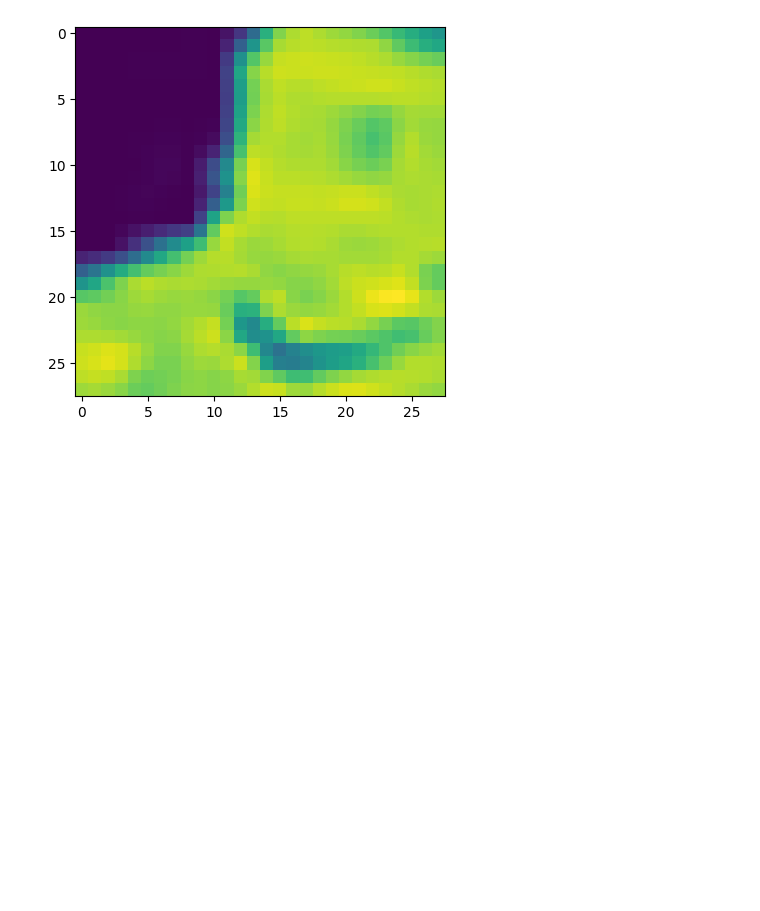
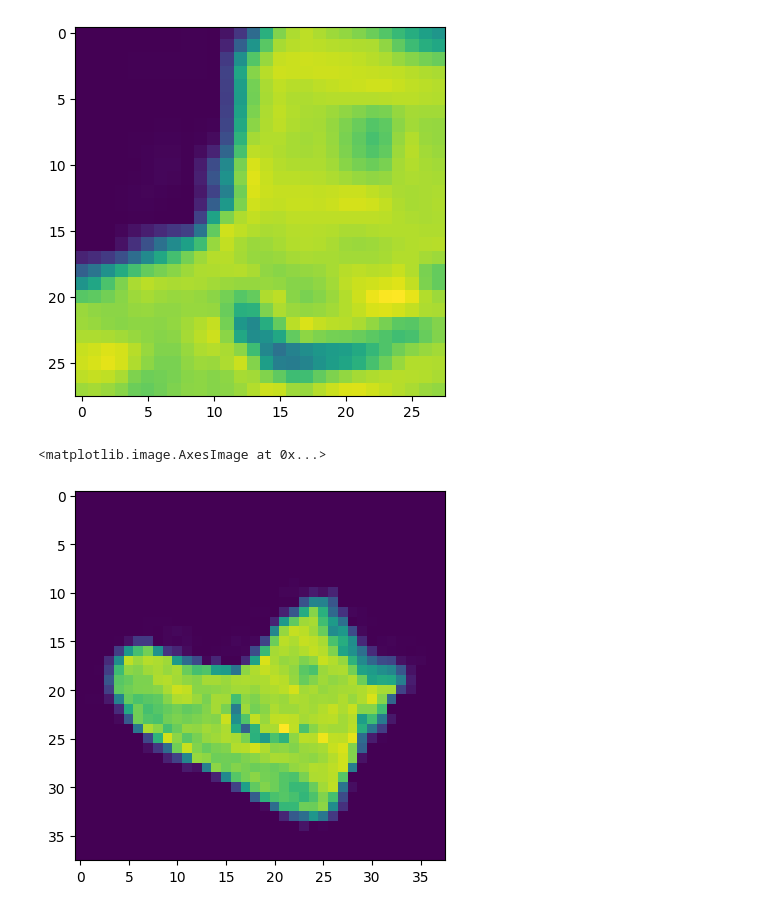
Before and after one commit to BorhanPetgar/ModernCV, a Jupyter notebook: 4/classify.ipynb, the cells around one changed output. Cells and saved outputs as stored; diff of their text form; code cells hidden in the pictures; blank space fills up the shorter version.

```diff
--- a/4/classify.ipynb
+++ b/4/classify.ipynb
@@ -60,3 +60,9 @@ plt.imshow(aug.augment_image(img))
 # %% [output]
 <matplotlib.image.AxesImage at 0x...>
 [figure]
+# %%
+aug = iaa.Affine(rotate=30, fit_output=True)
+plt.imshow(aug.augment_image(img))
+# %% [output]
+<matplotlib.image.AxesImage at 0x...>
+[figure, added]
```
Also changed, not shown: parts of 1 cell of this notebook.
